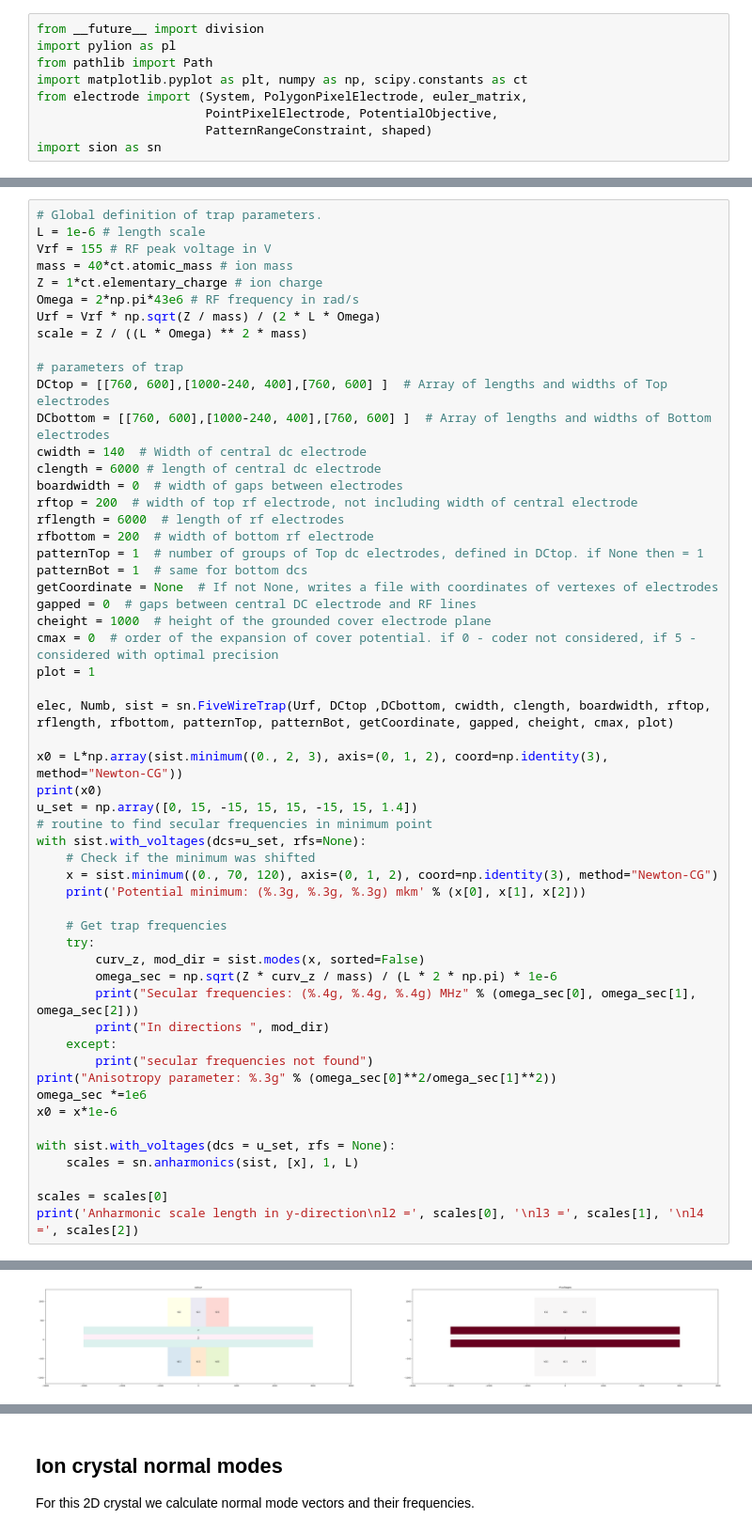
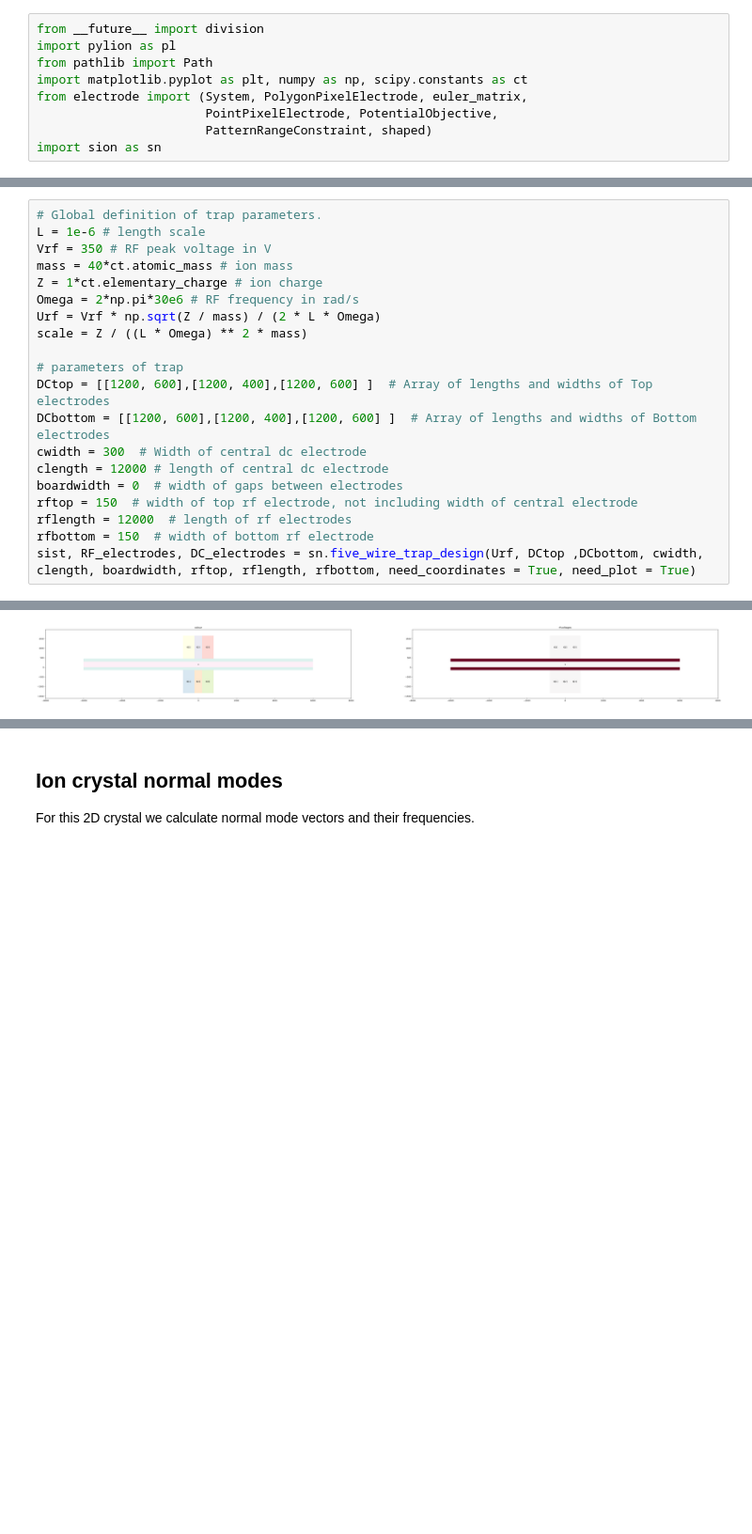
Before and after one commit to underforestaaa/Sion, a Jupyter notebook: examples/2D_crystal_modes.ipynb, the cells around one changed output, grey strips where cells are left out. Shown at 94% size. Drawn from its saved outputs; the diff is of its cells as text; blank space fills up the shorter version.

Commit message:
Add 2D crystal modes

```diff
--- a/examples/2D_crystal_modes.ipynb
+++ b/examples/2D_crystal_modes.ipynb
@@ -27,56 +25,21 @@ Trap with high enough anisotropy parameter $\alpha = \omega_x^2/\omega_y^2$ for
 # %%
 # Global definition of trap parameters.
 L = 1e-6 # length scale
-Vrf = 155 # RF peak voltage in V
+Vrf = 350 # RF peak voltage in V
 mass = 40*ct.atomic_mass # ion mass
 Z = 1*ct.elementary_charge # ion charge
-Omega = 2*np.pi*43e6 # RF frequency in rad/s
+Omega = 2*np.pi*30e6 # RF frequency in rad/s
 Urf = Vrf * np.sqrt(Z / mass) / (2 * L * Omega)
 scale = Z / ((L * Omega) ** 2 * mass)
 
 # parameters of trap
-DCtop = [[760, 600],[1000-240, 400],[760, 600] ]  # Array of lengths and widths of Top electrodes
-DCbottom = [[760, 600],[1000-240, 400],[760, 600] ]  # Array of lengths and widths of Bottom electrodes
-cwidth = 140  # Width of central dc electrode
-clength = 6000 # length of central dc electrode
+DCtop = [[1200, 600],[1200, 400],[1200, 600] ]  # Array of lengths and widths of Top electrodes
+DCbottom = [[1200, 600],[1200, 400],[1200, 600] ]  # Array of lengths and widths of Bottom electrodes
+cwidth = 300  # Width of central dc electrode
+clength = 12000 # length of central dc electrode
 boardwidth = 0  # width of gaps between electrodes
-rftop = 200  # width of top rf electrode, not including width of central electrode
-rflength = 6000  # length of rf electrodes
-rfbottom = 200  # width of bottom rf electrode
-patternTop = 1  # number of groups of Top dc electrodes, defined in DCtop. if None then = 1
-patternBot = 1  # same for bottom dcs
-getCoordinate = None  # If not None, writes a file with coordinates of vertexes of electrodes
-gapped = 0  # gaps between central DC electrode and RF lines
-cheight = 1000  # height of the grounded cover electrode plane
-cmax = 0  # order of the expansion of cover potential. if 0 - coder not considered, if 5 - considered with optimal precision
-plot = 1
-
-elec, Numb, sist = sn.FiveWireTrap(Urf, DCtop ,DCbottom, cwidth, clength, boardwidth, rftop, rflength, rfbottom, patternTop, patternBot, getCoordinate, gapped, cheight, cmax, plot)
-
-x0 = L*np.array(sist.minimum((0., 2, 3), axis=(0, 1, 2), coord=np.identity(3), method="Newton-CG"))
-print(x0)
-u_set = np.array([0, 15, -15, 15, 15, -15, 15, 1.4])
-# routine to find secular frequencies in minimum point
-with sist.with_voltages(dcs=u_set, rfs=None):
-    # Check if the minimum was shifted
-    x = sist.minimum((0., 70, 120), axis=(0, 1, 2), coord=np.identity(3), method="Newton-CG")
-    print('Potential minimum: (%.3g, %.3g, %.3g) mkm' % (x[0], x[1], x[2]))
-
-    # Get trap frequencies
-    try:
-        curv_z, mod_dir = sist.modes(x, sorted=False)
-        omega_sec = np.sqrt(Z * curv_z / mass) / (L * 2 * np.pi) * 1e-6
-        print("Secular frequencies: (%.4g, %.4g, %.4g) MHz" % (omega_sec[0], omega_sec[1], omega_sec[2]))
-        print("In directions ", mod_dir)
-    except:
-        print("secular frequencies not found")
-print("Anisotropy parameter: %.3g" % (omega_sec[0]**2/omega_sec[1]**2))
-omega_sec *=1e6
-x0 = x*1e-6
-
-with sist.with_voltages(dcs = u_set, rfs = None):
-    scales = sn.anharmonics(sist, [x], 1, L)
-
-scales = scales[0]
-print('Anharmonic scale length in y-direction\nl2 =', scales[0], '\nl3 =', scales[1], '\nl4 =', scales[2])
+rftop = 150  # width of top rf electrode, not including width of central electrode
+rflength = 12000  # length of rf electrodes
+rfbottom = 150  # width of bottom rf electrode
+sist, RF_electrodes, DC_electrodes = sn.five_wire_trap_design(Urf, DCtop ,DCbottom, cwidth, clength, boardwidth, rftop, rflength, rfbottom, need_coordinates = True, need_plot = True)
 # %% [output]
@@ -94 +46 @@ l4 = -3.439222078672967e-05
-[figure, old version]
+[figure, new version]
```
Also changed, not shown: parts of 23 cells of this notebook.
